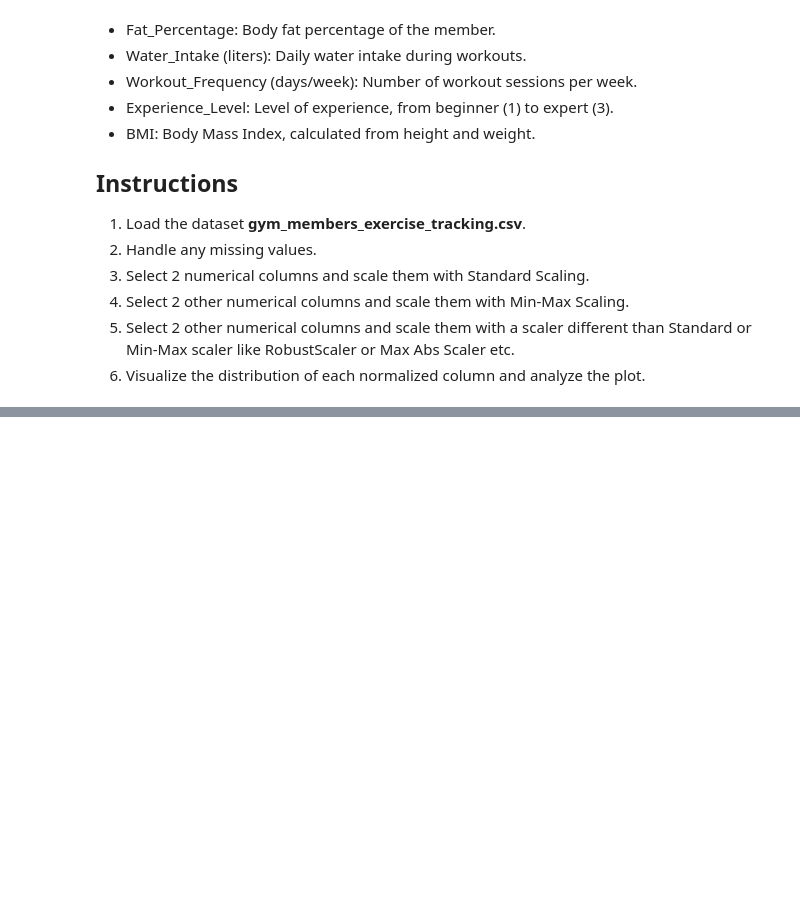
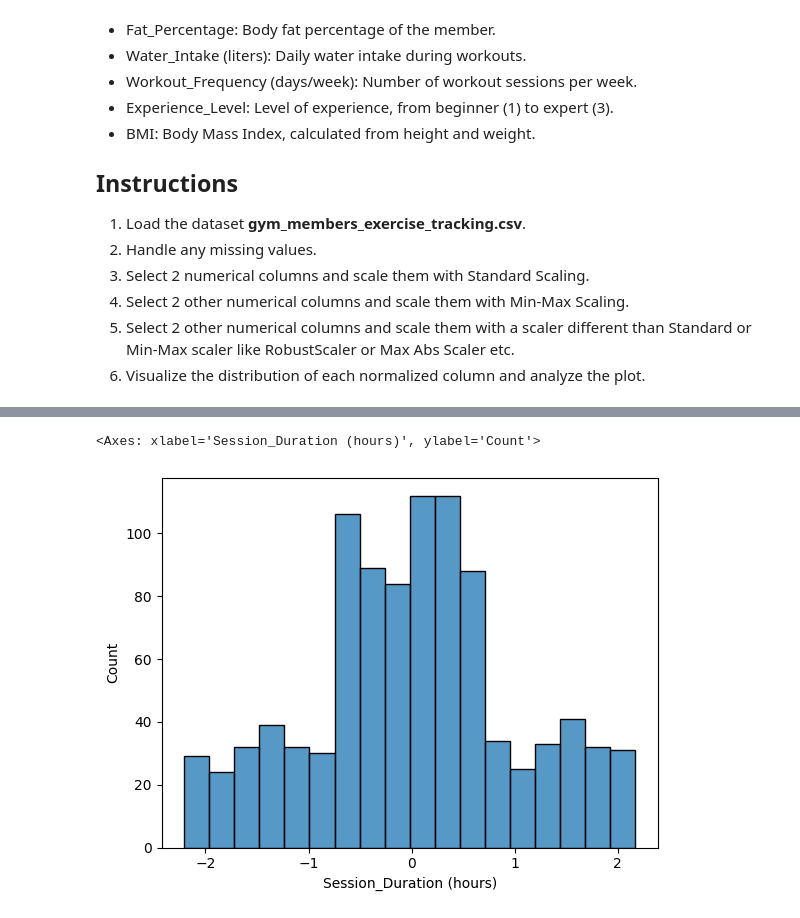
Before and after one commit to ULabanieh/CLA-Bootcamp, a Jupyter notebook: Guided Practices & Homeworks/GP5 - Data Normalization and Scaling.ipynb, the cells around one changed output, grey strips where cells are left out. Cells and saved outputs as stored; diff of their text form; code cells hidden in the pictures; blank space fills up the shorter version.

```diff
--- a/Guided Practices & Homeworks/GP5 - Data Normalization and Scaling.ipynb
+++ b/Guided Practices & Homeworks/GP5 - Data Normalization and Scaling.ipynb
@@ -375,3 +378,6 @@ Key Features:
 5. Select 2 other numerical columns and scale them with a scaler different than Standard or Min-Max scaler like RobustScaler or Max
 Abs Scaler etc.
 6. Visualize the distribution of each normalized column and analyze the plot.
+# %%
+gym = pd.read_csv("/home/usama-labanieh/Downloads/CLA Notebooks/CLA Bootcamp Repo/Guided Practices & Homeworks/Datasets/gym_members_exercise_tracking.csv")
+gym
@@ -377,0 +417,5 @@ Abs Scaler etc.
+# %%
+from sklearn.preprocessing import StandardScaler
+std_scaler = StandardScaler()
+gym[['Session_Duration (hours)','Calories_Burned']] = std_scaler.fit_transform(gym[['Session_Duration (hours)','Calories_Burned']])
+gym.head()
@@ -377,0 +429,5 @@ Abs Scaler etc.
+# %%
+from sklearn.preprocessing import MinMaxScaler
+mm_scaler = MinMaxScaler()
+gym[['Avg_BPM', 'Resting_BPM']] = mm_scaler.fit_transform(gym[['Avg_BPM', 'Resting_BPM']])
+gym.head()
@@ -377,0 +441,6 @@ Abs Scaler etc.
+# %%
+from sklearn.preprocessing import RobustScaler
+r_scaler = RobustScaler()
+gym[['Weight (kg)', 'Height (m)']] = r_scaler.fit_transform(gym[['Weight (kg)', 'Height (m)']])
+
+gym.head()
@@ -377,0 +454,7 @@ Abs Scaler etc.
+# %%
+import seaborn as sns
+column1 = gym['Session_Duration (hours)']
+sns.histplot(data=gym, x=column1)
+# %% [output]
+<Axes: xlabel='Session_Duration (hours)', ylabel='Count'>
+[figure, added]
```
Also changed, not shown: parts of 15 cells of this notebook, 3 other files.
